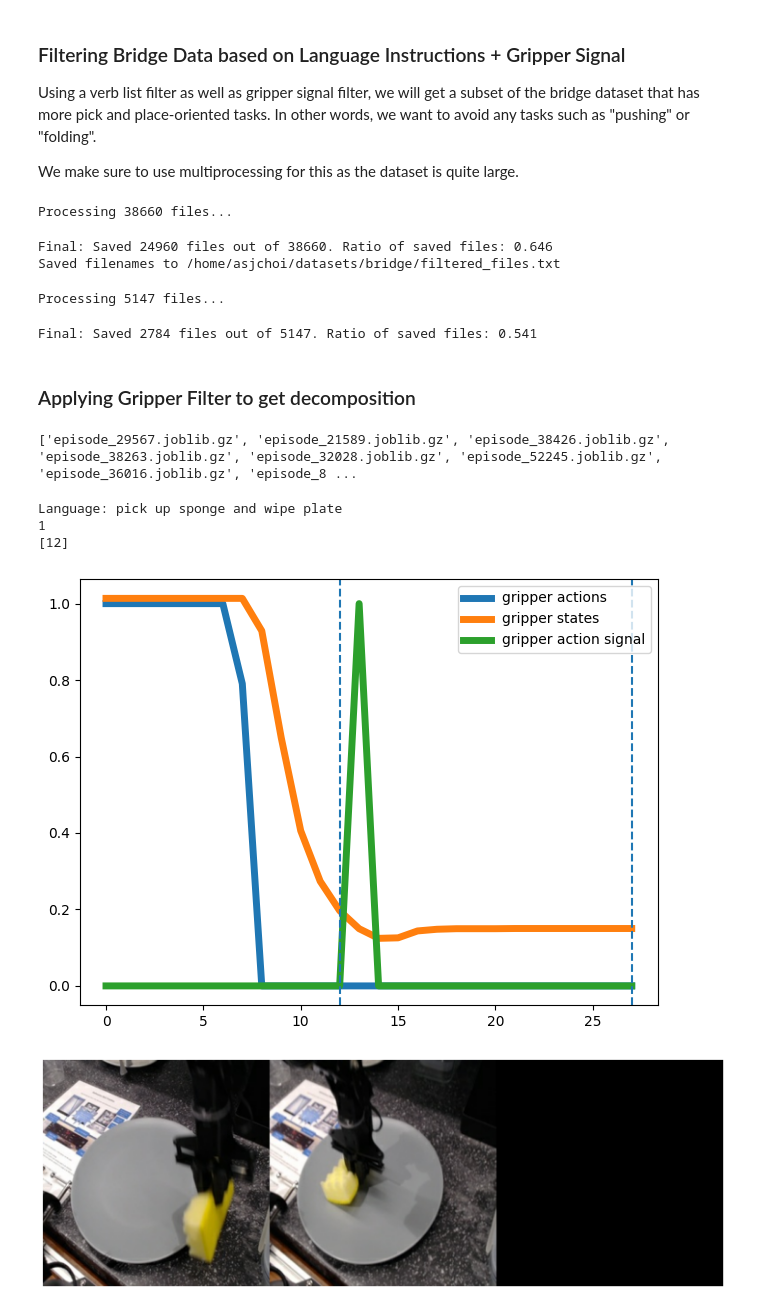
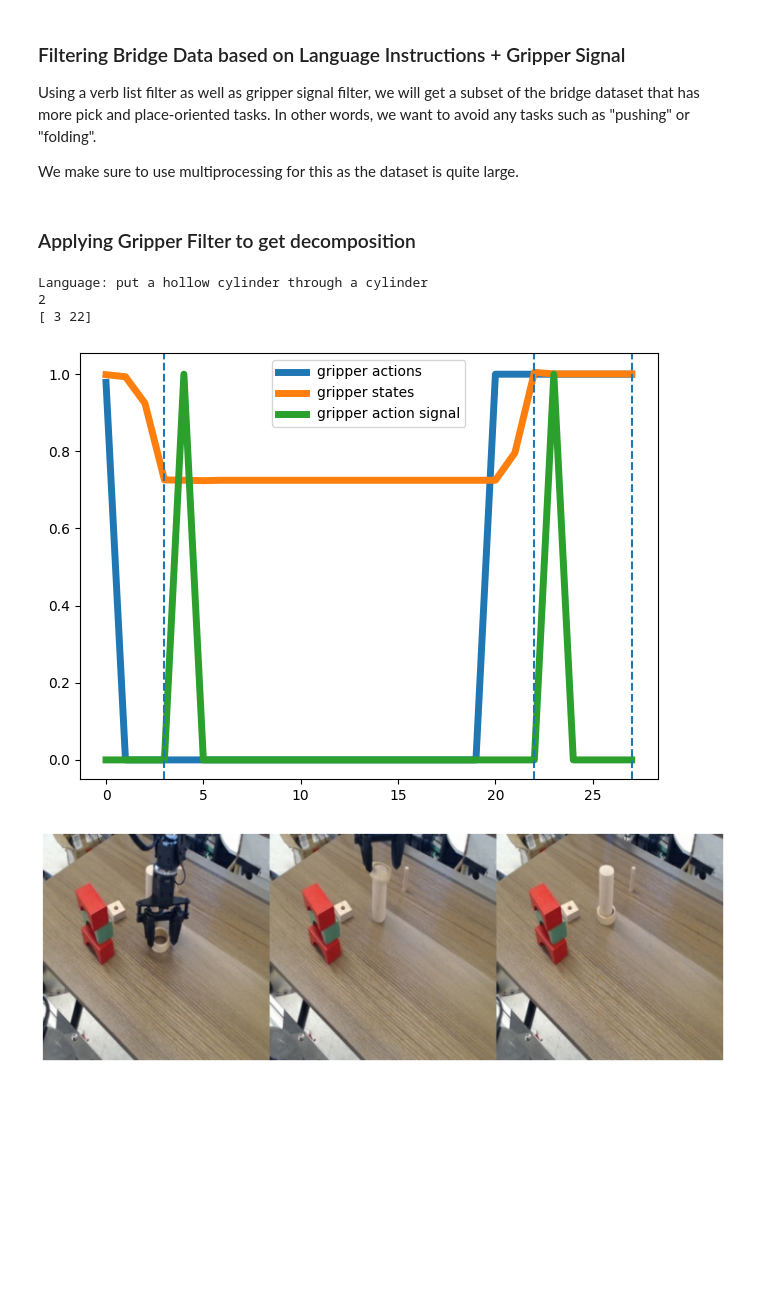
Before and after one commit to QuantuMope/UVD, a Jupyter notebook: decomposition_bridge.ipynb, the cells around one changed output. Drawn from its saved outputs; the diff is of its cells as text; code cells hidden in the pictures; blank space fills up the shorter version.

```diff
--- a/decomposition_bridge.ipynb
+++ b/decomposition_bridge.ipynb
@@ -17,13 +17,13 @@ from functools import partial
 directory = "/home/asjchoi/datasets/bridge/train/"
 save_directory = "/home/asjchoi/datasets/bridge/"
 
-verb_filter = ["put",
-               "move",
-               "putting",
-               "moved",
-               "pick",
+verb_filter = ["put", "putting",
+               "move", "moved", "moves",
+               "pick", "pickup", "picked",
                "place",
-               "take"]
+               "take",
+               "remove",
+               "flip"]
 verb_patterns = [re.compile(r'\b' + verb + r'\b') for verb in verb_filter]
 
 image_key = "image_0"
@@ -33,10 +33,10 @@ all_files =  sorted(os.listdir(directory), key=lambda x: int(x.split(".joblib.gz
 num_files = 0
 total_files = len(all_files)
 
-target_files = ['episode_29567.joblib.gz', 'episode_21589.joblib.gz', 'episode_38426.joblib.gz', 'episode_38263.joblib.gz', 'episode_32028.joblib.gz', 'episode_52245.joblib.gz', 'episode_36016.joblib.gz', 'episode_8276.joblib.gz', 'episode_13810.joblib.gz', 'episode_18060.joblib.gz', 'episode_31573.joblib.gz', 'episode_45556.joblib.gz', 'episode_6703.joblib.gz', 'episode_38006.joblib.gz', 'episode_38419.joblib.gz', 'episode_40774.joblib.gz', 'episode_42625.joblib.gz', 'episode_38563.joblib.gz', 'episode_3676.joblib.gz', 'episode_29161.joblib.gz']
-
-# for i, fn in enumerate(all_files[:40]):
-for i, fn in enumerate(target_files):
+# target_files = ['episode_29567.joblib.gz', 'episode_21589.joblib.gz', 'episode_38426.joblib.gz', 'episode_38263.joblib.gz', 'episode_32028.joblib.gz', 'episode_52245.joblib.gz', 'episode_36016.joblib.gz', 'episode_8276.joblib.gz', 'episode_13810.joblib.gz', 'episode_18060.joblib.gz', 'episode_31573.joblib.gz', 'episode_45556.joblib.gz', 'episode_6703.joblib.gz', 'episode_38006.joblib.gz', 'episode_38419.joblib.gz', 'episode_40774.joblib.gz', 'episode_42625.joblib.gz', 'episode_38563.joblib.gz', 'episode_3676.joblib.gz', 'episode_29161.joblib.gz']
+#
+for i, fn in enumerate(all_files[:20]):
+# for i, fn in enumerate(target_files):
     data = joblib.load(directory + fn)
 
     frames = []
@@ -199,10 +181,6 @@ with open(output_file, 'w') as f:
         f.write(f"{filename}\n")
 
 print(f"Saved filenames to {output_file}")
-# %% [output]
-Processing 38660 files...
-Final: Saved 24960 files out of 38660. Ratio of saved files: 0.646
-Saved filenames to /home/asjchoi/datasets/bridge/filtered_files.txt
 # %%
 def process_file(fn, data_directory, save_directory, verb_patterns):
     """Process a single file and extract relevant information if it meets criteria.
@@ -332,9 +310,6 @@ print(f"Final: Saved {valid_count} files out of {total_files}. "
 #         f.write(f"{fn}\n")
 #
 # print(f"Saved filenames to {output_file}")
-# %% [output]
-Processing 5147 files...
-Final: Saved 2784 files out of 5147. Ratio of saved files: 0.541
 # %% [markdown]
 ### Applying Gripper Filter to get decomposition
 # %%
@@ -361,13 +336,15 @@ print(failed_data[:20])
 #     for
 #
 #     print(fn)
-# %% [output]
-['episode_29567.joblib.gz', 'episode_21589.joblib.gz', 'episode_38426.joblib.gz', 'episode_38263.joblib.gz', 'episode_32028.joblib.gz', 'episode_52245.joblib.gz', 'episode_36016.joblib.gz', 'episode_8 ...
 # %%
 
 data_path = "/home/asjchoi/datasets/bridge/episode_38419.npz"
 # %%
-data_path = "/home/asjchoi/datasets/bridge/episode_38419.npz"
+import importlib
+import gripper_filter
+importlib.reload(gripper_filter)
+from gripper_filter import detect_gripper_transitions
+data_path = "/home/asjchoi/datasets/bridge/episode_22.npz"
 
 data = np.load(data_path)
 frames = data['frames']
@@ -377,38 +354,36 @@ language = data['language'].item()
 print(f"Language: {language}")
 
 x = np.arange(actions.shape[0])
 
 gripper_states = states[:, -1]
 gripper_actions = actions[:, -1]
-# gripper_indices, gripper_signal = detect_gripper_transitions(gripper_actions, window_size=3,
-#                                                              threshold=5e-2, invert_state=True)
 gripper_indices, gripper_signal = detect_gripper_transitions(gripper_states, window_size=3,
-                                                             threshold=5e-2, invert_state=True)
+                                                             threshold=5e-2)
 gripper_indices += -1
 
 print(len(gripper_indices))
 
 print(gripper_indices)
 
 plt.figure()
 plt.plot(x, gripper_actions, label="gripper actions", linewidth=5)
 plt.plot(x, gripper_states, label="gripper states", linewidth=5)
 plt.plot(x, gripper_signal, label="gripper action signal", linewidth=5)
 
 indices = list(gripper_indices)
 indices.append(len(gripper_actions) - 1)
 indices = np.array(indices)
 
 for i in indices:
     plt.axvline(x=i, linestyle="--")
 plt.tight_layout()
 plt.legend(fontsize=10)
 
 
 display_subgoals_grid(frames[indices])
 # %% [output]
-Language: pick up sponge and wipe plate
-1
-[12]
+Language: put a hollow cylinder through a cylinder
+2
+[ 3 22]
-[figure, old version]
+[figure, new version]
-[figure, old version]
+[figure, new version]
```
Also changed, not shown: parts of 2 cells of this notebook, 1 other file.
